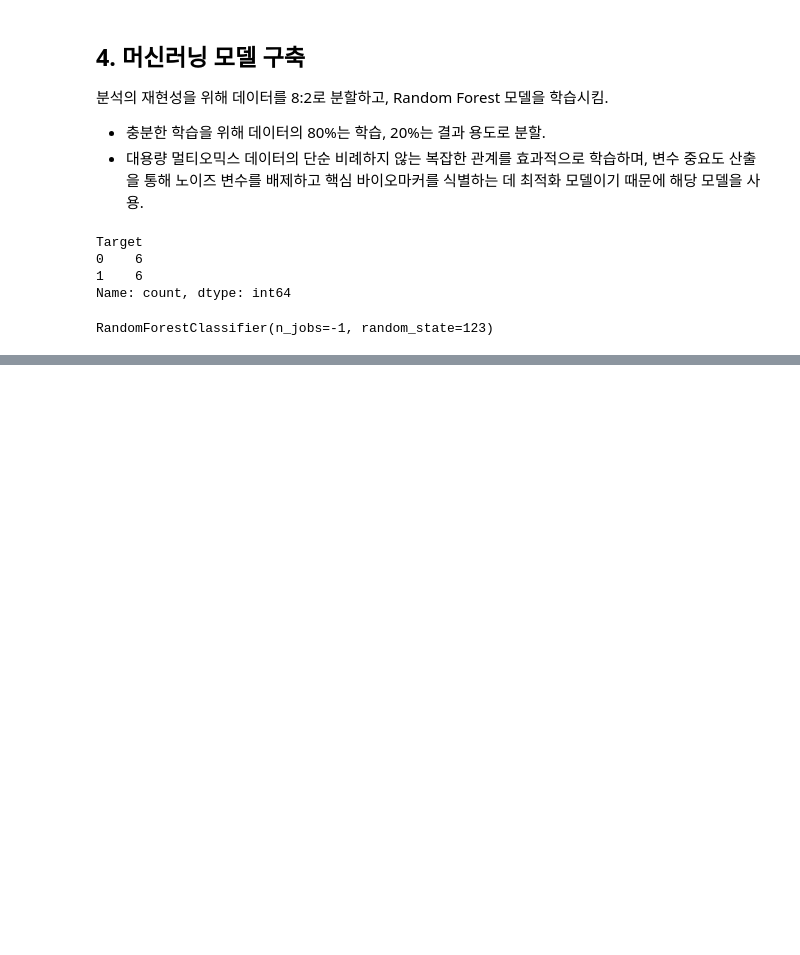
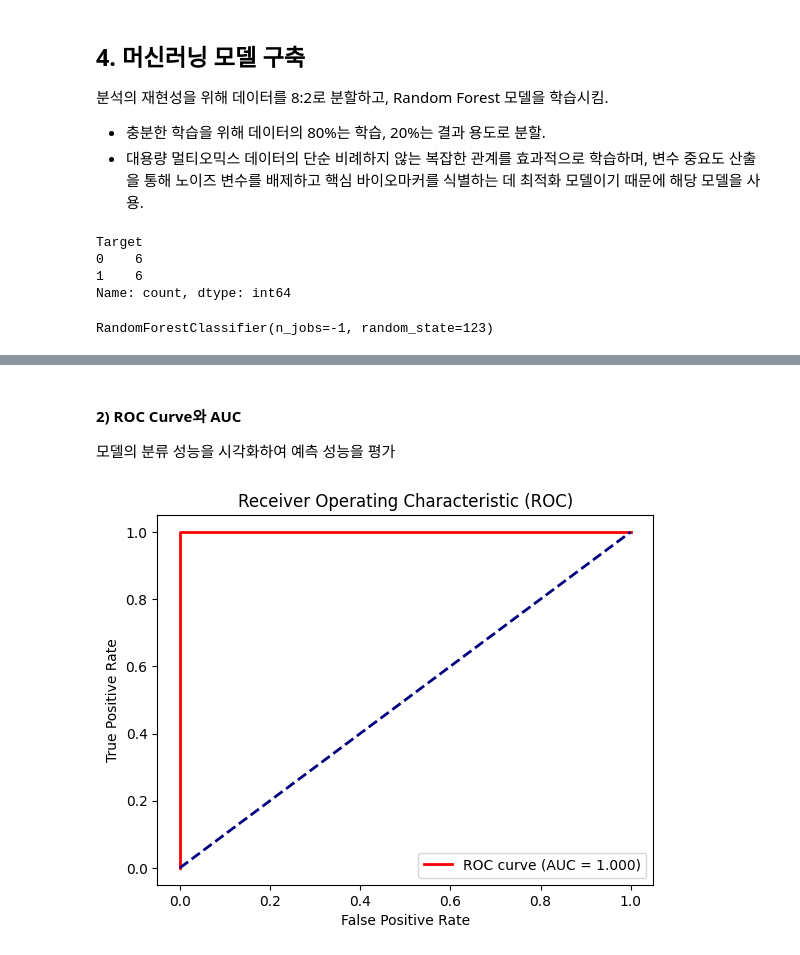
Before and after one commit to Yang-BBang/Data-Analysis-Study-260417, a Jupyter notebook: Python-Language/Python-Data-Analysis/멀티오믹스_데이터를_활용한_머신러닝_예측_모델_구축.ipynb, the cells around one changed output, grey strips where cells are left out. Drawn from its saved outputs; the diff is of its cells as text; code cells hidden in the pictures; blank space fills up the shorter version.

```diff
--- a/Python-Language/Python-Data-Analysis/멀티오믹스_데이터를_활용한_머신러닝_예측_모델_구축.ipynb
+++ b/Python-Language/Python-Data-Analysis/멀티오믹스_데이터를_활용한_머신러닝_예측_모델_구축.ipynb
@@ -77,0 +115,26 @@ RandomForestClassifier(n_jobs=-1, random_state=123)
+# %% [markdown]
+ #### 2) ROC Curve와 AUC
+  모델의 분류 성능을 시각화하여 예측 성능을 평가
+# %%
+ # model이 X_test 데이터를 보고, 각 샘플이 1(질환)일 가능성이 몇 %인지 계산한 값을 y_prob으로 지정
+y_prob = model.predict_proba(X_test)[:, 1]
+ # roc_curve 함수는 무조건 [FPR, TPR, Thresholds] 이 세 가지를 세트로 제공.
+ # 해당 연습 과정에선 그래프를 그릴 때 가로축(False Positive Rate, 가짜 양성 비율)과 세로축(True Positive Rate, 진짜 양성 비율)만 필요
+ # 따라서 , _를 사용하여 Threshold(임계값)은 무시
+fpr, tpr, _ = roc_curve(y_test, y_prob)
+ # auc: Area Under the Curve -> ROC Curve 아래쪽의 면적을 계산
+roc_auc = auc(fpr, tpr)
+
+plt.figure()
+ # lw(line width) -> 선 두께  # .3f -> 소숫점 셋째 자리까지 표시
+plt.plot(fpr, tpr, color='red', lw=2, label=f'ROC curve (AUC = {roc_auc:.3f})')  # lw(line width) -> 선 두께
+ # (0,0)부터 (1,1)까지 대각선 긋기
+plt.plot([0, 1], [0, 1], color='navy', lw=2, linestyle='--')
+plt.xlabel('False Positive Rate')
+plt.ylabel('True Positive Rate')
+plt.title('Receiver Operating Characteristic (ROC)')
+ # lable(범례)를 우측 하단에 위치
+plt.legend(loc="lower right")
+plt.show()
+# %% [output]
+[figure, added]
```
Also changed, not shown: parts of 3 cells of this notebook, 1 other file.
